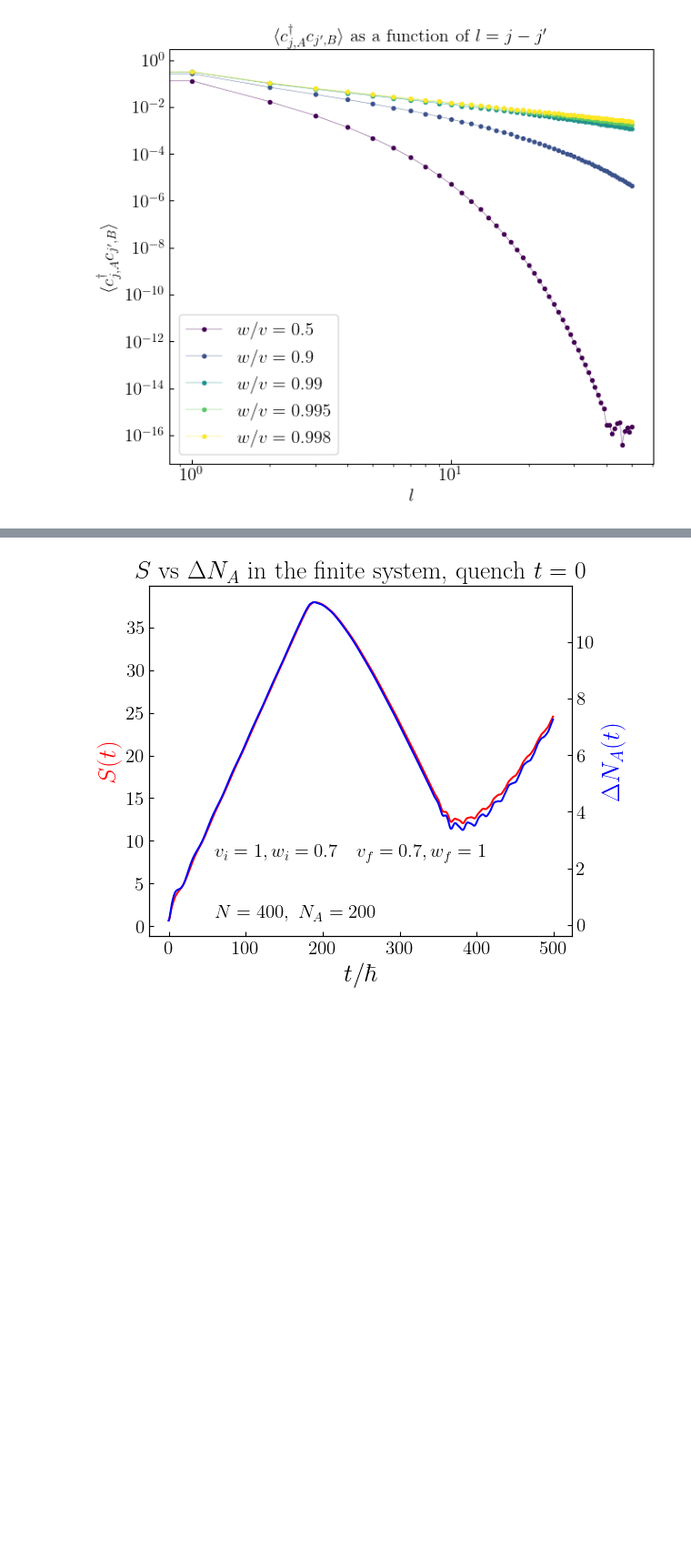
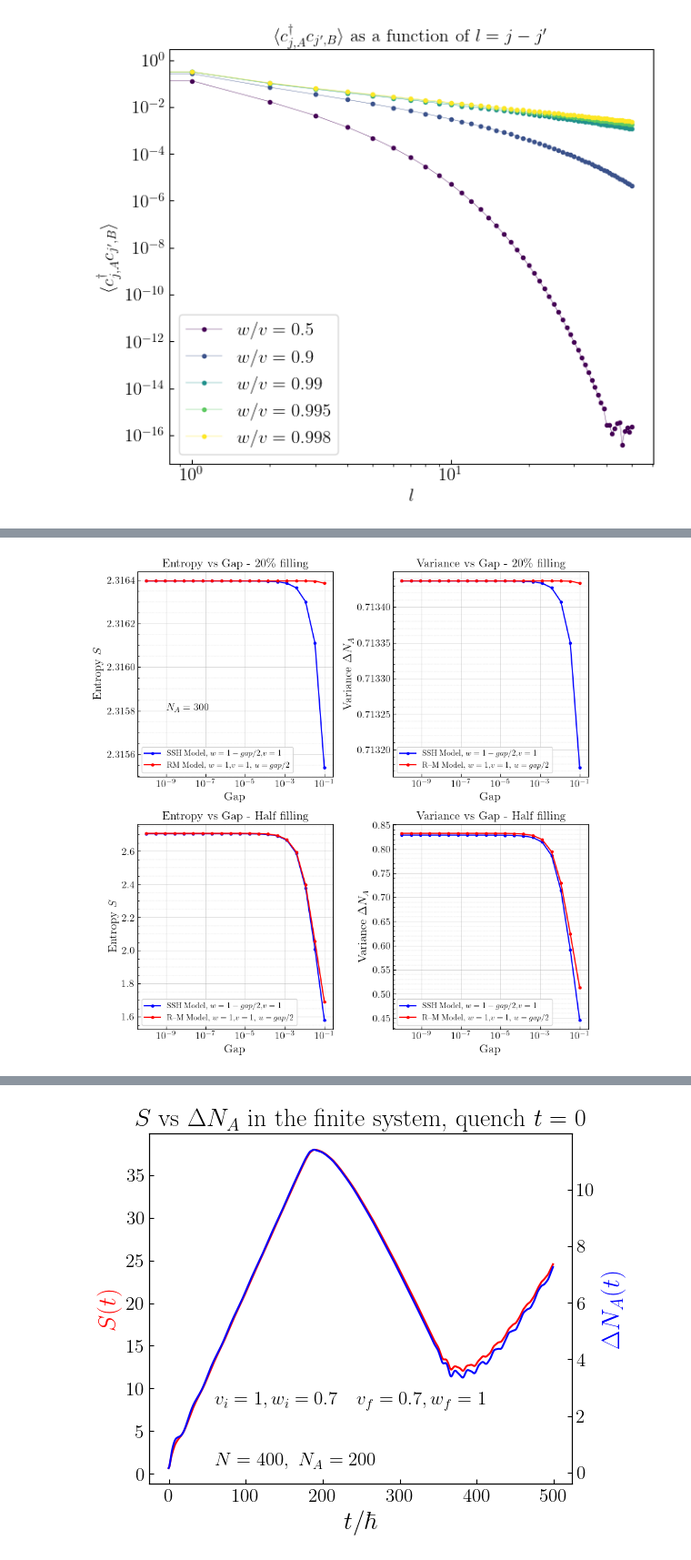
Before and after one commit to artalink7/SSH-Analysis, a Jupyter notebook: plot/plots.ipynb, the cells around one changed output, grey strips where cells are left out. Shown at 91% size. Drawn from its saved outputs; the diff is of its cells as text; code cells hidden in the pictures; blank space fills up the shorter version.

```diff
--- a/plot/plots.ipynb
+++ b/plot/plots.ipynb
@@ -294,0 +485,4 @@ plot_correlation_data_as_distance_increase_loglogy()
+# %%
+plot_ssh_and_rm_entropy_small_gaps()
+# %% [output]
+[figure, added]
```
Also changed, not shown: parts of 9 cells of this notebook, 51 other files.
